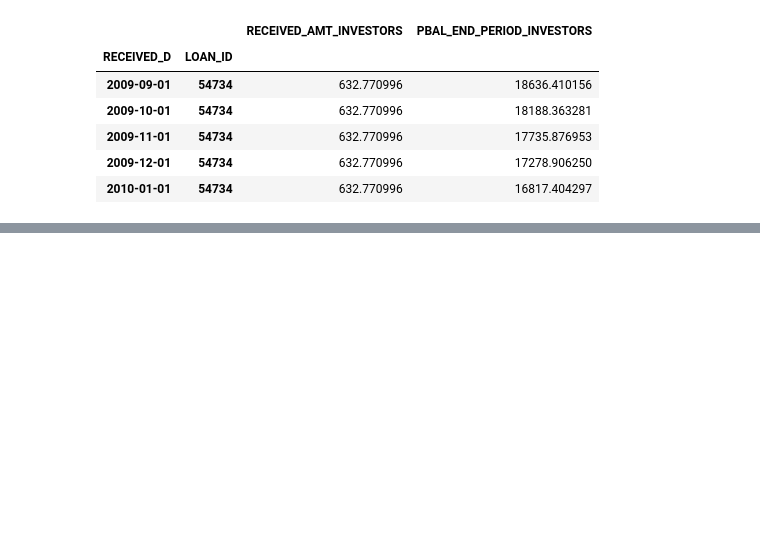
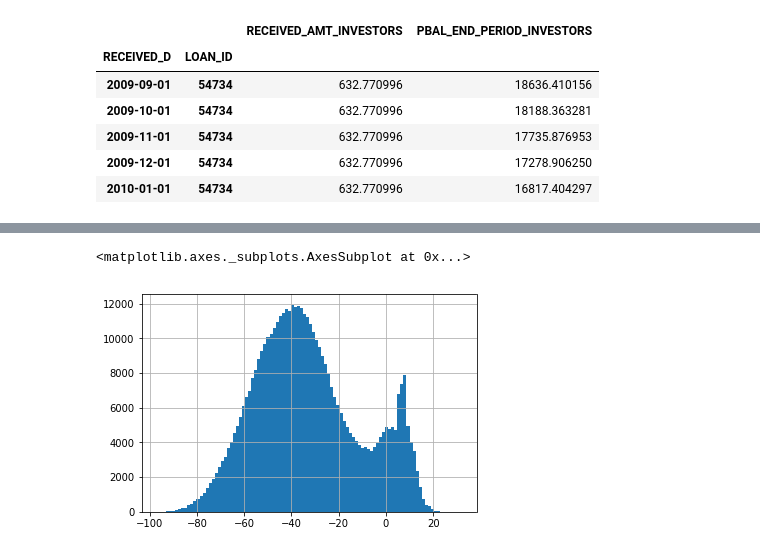
Before and after one commit to Booleans/consumer-loan-investment-strategy-simulator, a Jupyter notebook: AWS-portfolio-simulation.ipynb, the cells around one changed output, grey strips where cells are left out. Saved outputs shown, nothing was run; the diff lists cells and outputs as text; code cells hidden in the pictures; blank space fills up the shorter version.

```diff
--- a/AWS-portfolio-simulation.ipynb
+++ b/AWS-portfolio-simulation.ipynb
@@ -178,0 +405,2 @@ test.to_pickle('data/cleaned_payments_data_indexed.pkl.bz2', compression='bz2')
+# %%
+X_test['predicted_roi'] = predictions
@@ -178,0 +418,5 @@ test.to_pickle('data/cleaned_payments_data_indexed.pkl.bz2', compression='bz2')
+# %%
+copy_testing['predicted_roi'].hist(bins=100)
+# %% [output]
+<matplotlib.axes._subplots.AxesSubplot at 0x...>
+[figure, added]
```
Also changed, not shown: parts of 38 cells of this notebook, 3 other files.
